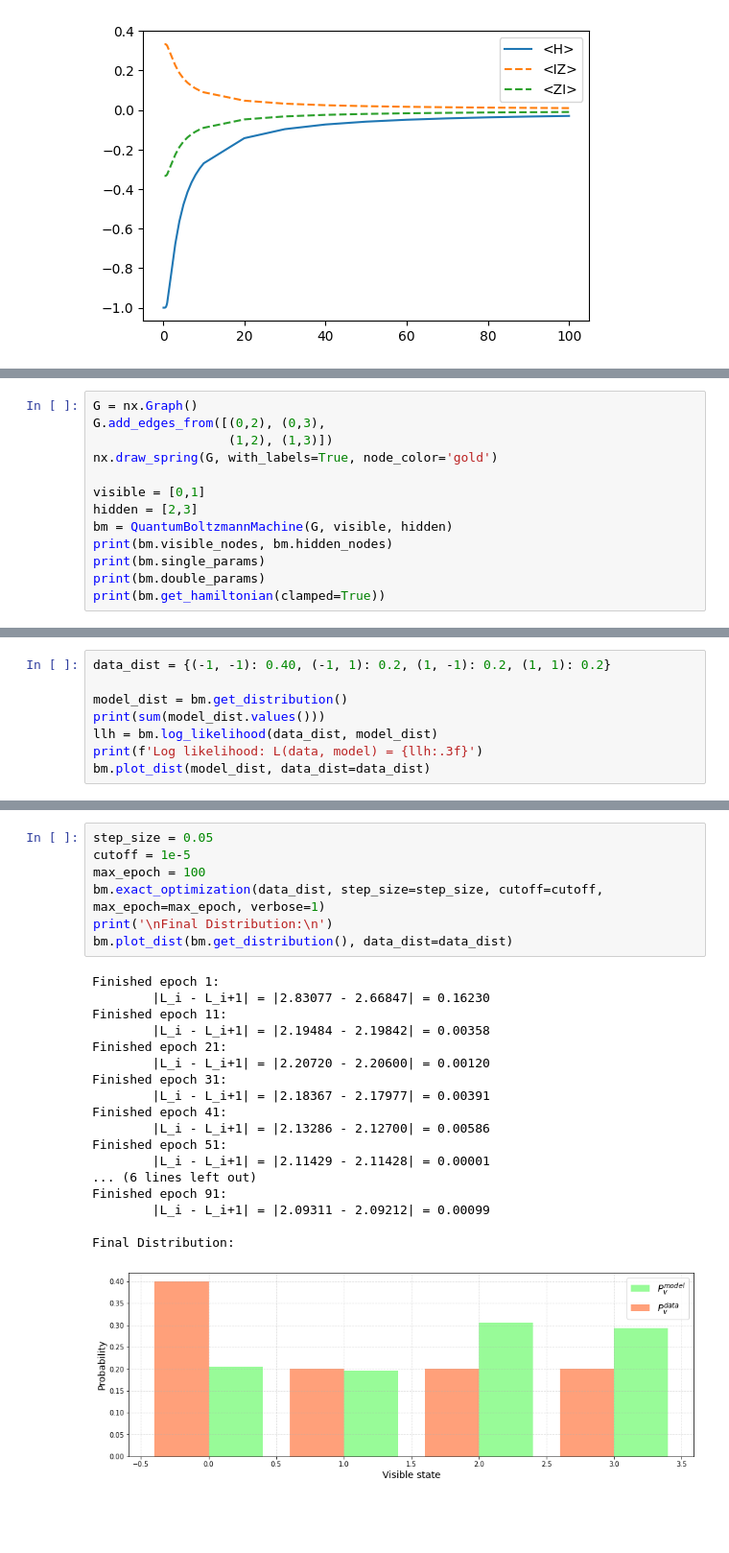
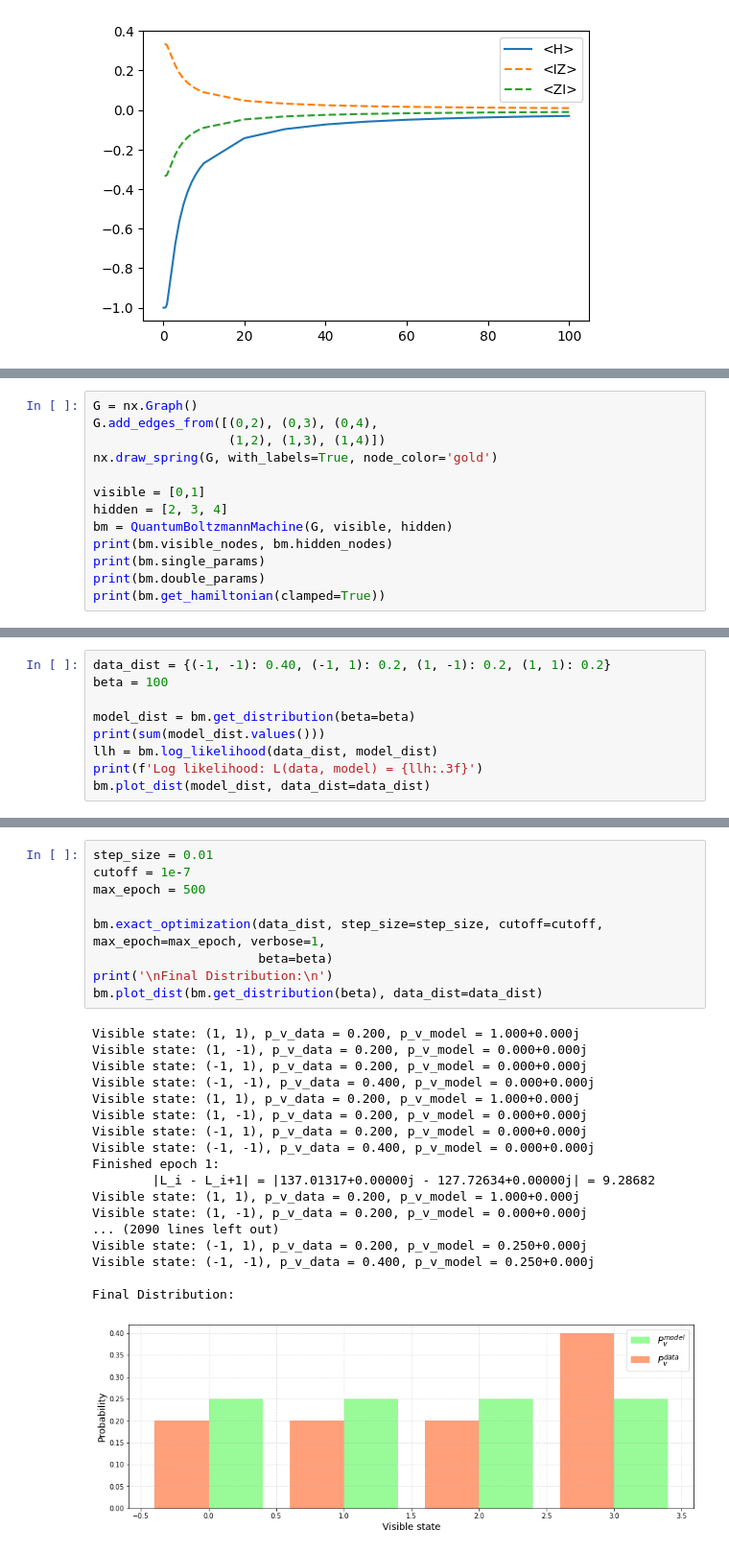
Before and after one commit to jviszlai/Bayesian-inference-coresets, a Jupyter notebook: QBM.ipynb, the cells around one changed output, grey strips where cells are left out. Shown at 96% size. Cells and saved outputs as stored; diff of their text form; blank space fills up the shorter version.

```diff
--- a/QBM.ipynb
+++ b/QBM.ipynb
@@ -295,12 +279,12 @@ class QuantumBoltzmannMachine:
             cur_epoch += 1
 # %%
 G = nx.Graph()
-G.add_edges_from([(0,2), (0,3),
-                  (1,2), (1,3)])
+G.add_edges_from([(0,2), (0,3), (0,4),
+                  (1,2), (1,3), (1,4)])
 nx.draw_spring(G, with_labels=True, node_color='gold')
 
 visible = [0,1]
-hidden = [2,3]
+hidden = [2, 3, 4]
 bm = QuantumBoltzmannMachine(G, visible, hidden)
 print(bm.visible_nodes, bm.hidden_nodes)
 print(bm.single_params)
@@ -320,7 +307,8 @@ print(bm.get_hamiltonian(clamped=True))
 # %%
 data_dist = {(-1, -1): 0.40, (-1, 1): 0.2, (1, -1): 0.2, (1, 1): 0.2}
+beta = 100
 
-model_dist = bm.get_distribution()
+model_dist = bm.get_distribution(beta=beta)
 print(sum(model_dist.values()))
 llh = bm.log_likelihood(data_dist, model_dist)
 print(f'Log likelihood: L(data, model) = {llh:.3f}')
@@ -332,26 +324,28 @@ Log likelihood: L(data, model) = 2.831
 # %%
-step_size = 0.05
-cutoff = 1e-5
-max_epoch = 100
-bm.exact_optimization(data_dist, step_size=step_size, cutoff=cutoff, max_epoch=max_epoch, verbose=1)
+step_size = 0.01
+cutoff = 1e-7
+max_epoch = 500
+
+bm.exact_optimization(data_dist, step_size=step_size, cutoff=cutoff, max_epoch=max_epoch, verbose=1,
+                      beta=beta)
 print('\nFinal Distribution:\n')
-bm.plot_dist(bm.get_distribution(), data_dist=data_dist)
+bm.plot_dist(bm.get_distribution(beta), data_dist=data_dist)
 # %% [output]
+Visible state: (1, 1), p_v_data = 0.200, p_v_model = 1.000+0.000j
+Visible state: (1, -1), p_v_data = 0.200, p_v_model = 0.000+0.000j
+Visible state: (-1, 1), p_v_data = 0.200, p_v_model = 0.000+0.000j
+Visible state: (-1, -1), p_v_data = 0.400, p_v_model = 0.000+0.000j
+Visible state: (1, 1), p_v_data = 0.200, p_v_model = 1.000+0.000j
+Visible state: (1, -1), p_v_data = 0.200, p_v_model = 0.000+0.000j
+Visible state: (-1, 1), p_v_data = 0.200, p_v_model = 0.000+0.000j
+Visible state: (-1, -1), p_v_data = 0.400, p_v_model = 0.000+0.000j
 Finished epoch 1:
-        |L_i - L_i+1| = |2.83077 - 2.66847| = 0.16230
-Finished epoch 11:
-        |L_i - L_i+1| = |2.19484 - 2.19842| = 0.00358
-Finished epoch 21:
-        |L_i - L_i+1| = |2.20720 - 2.20600| = 0.00120
-Finished epoch 31:
-        |L_i - L_i+1| = |2.18367 - 2.17977| = 0.00391
-Finished epoch 41:
-        |L_i - L_i+1| = |2.13286 - 2.12700| = 0.00586
-Finished epoch 51:
-        |L_i - L_i+1| = |2.11429 - 2.11428| = 0.00001
-... (6 lines left out)
-Finished epoch 91:
-        |L_i - L_i+1| = |2.09311 - 2.09212| = 0.00099
+        |L_i - L_i+1| = |137.01317+0.00000j - 127.72634+0.00000j| = 9.28682
+Visible state: (1, 1), p_v_data = 0.200, p_v_model = 1.000+0.000j
+Visible state: (1, -1), p_v_data = 0.200, p_v_model = 0.000+0.000j
+... (2090 lines left out)
+Visible state: (-1, 1), p_v_data = 0.200, p_v_model = 0.250+0.000j
+Visible state: (-1, -1), p_v_data = 0.400, p_v_model = 0.250+0.000j
 
 Final Distribution:
-[figure, old version]
+[figure, new version]
```
Also changed, not shown: parts of 3 cells of this notebook, 1 other file.
